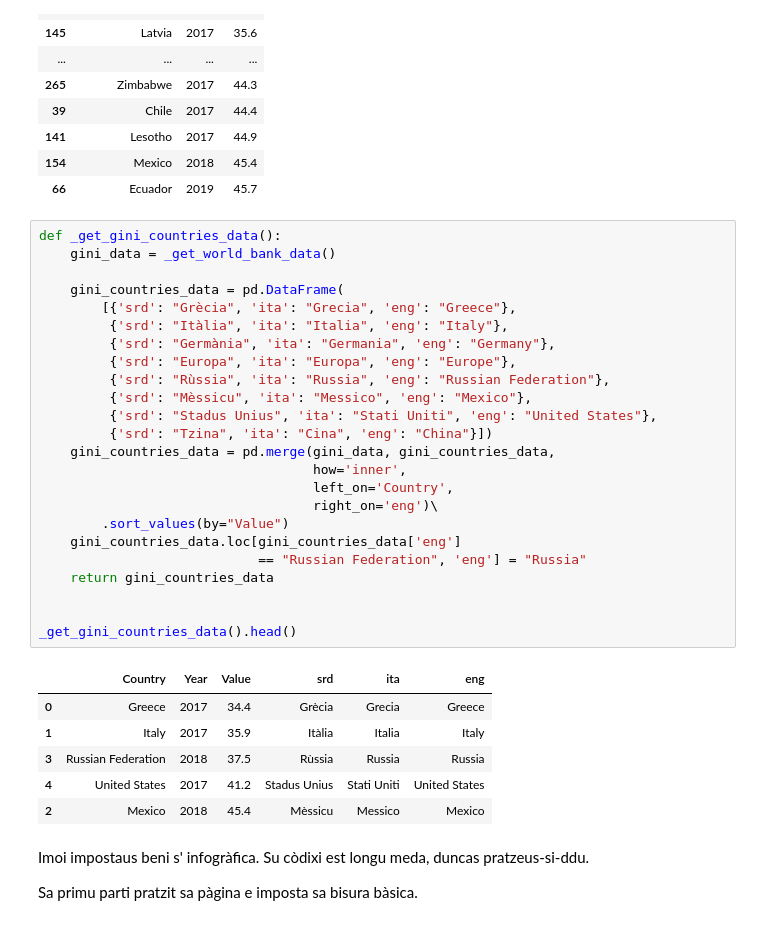
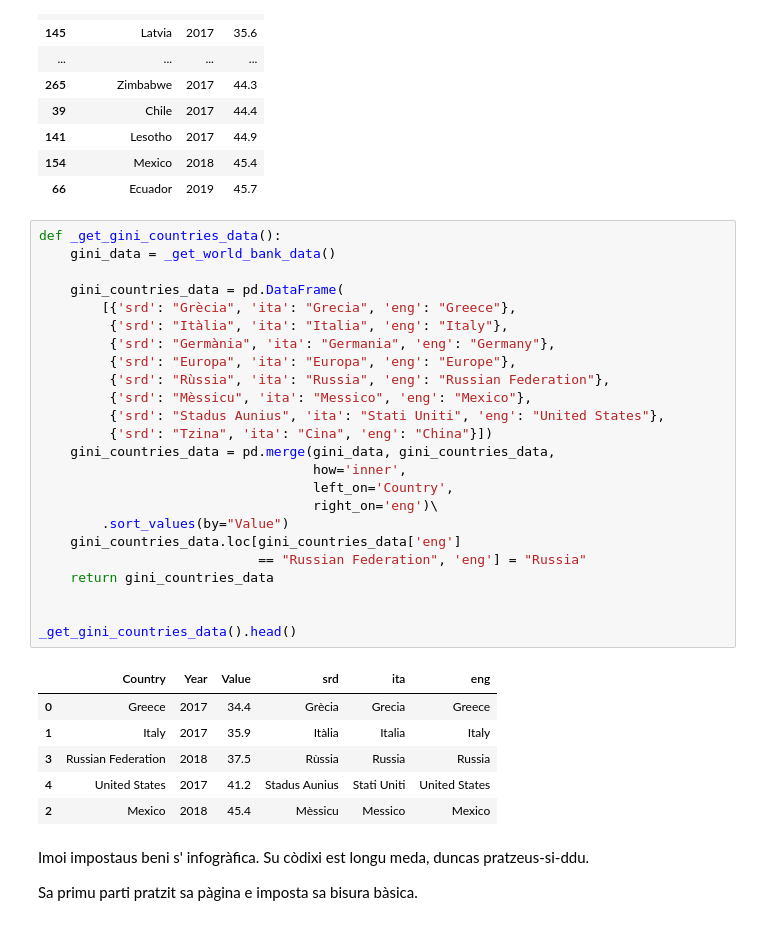
Before and after one commit to sustainablesardinia/educational-poverty, a Jupyter notebook: Gini.ipynb, the cells around one changed output. Saved outputs shown, nothing was run; the diff lists cells and outputs as text.

```diff
--- a/Gini.ipynb
+++ b/Gini.ipynb
@@ -270,33 +270,33 @@ visualisable_world_bank_data.sort_values(by="Value")
 # %%
 def _get_gini_countries_data():
     gini_data = _get_world_bank_data()
 
     gini_countries_data = pd.DataFrame(
         [{'srd': "Grècia", 'ita': "Grecia", 'eng': "Greece"},
          {'srd': "Itàlia", 'ita': "Italia", 'eng': "Italy"},
          {'srd': "Germània", 'ita': "Germania", 'eng': "Germany"},
          {'srd': "Europa", 'ita': "Europa", 'eng': "Europe"},
          {'srd': "Rùssia", 'ita': "Russia", 'eng': "Russian Federation"},
          {'srd': "Mèssicu", 'ita': "Messico", 'eng': "Mexico"},
-         {'srd': "Stadus Unius", 'ita': "Stati Uniti", 'eng': "United States"},
+         {'srd': "Stadus Aunius", 'ita': "Stati Uniti", 'eng': "United States"},
          {'srd': "Tzina", 'ita': "Cina", 'eng': "China"}])
     gini_countries_data = pd.merge(gini_data, gini_countries_data,
                                    how='inner',
                                    left_on='Country',
                                    right_on='eng')\
         .sort_values(by="Value")
     gini_countries_data.loc[gini_countries_data['eng']
                             == "Russian Federation", 'eng'] = "Russia"
     return gini_countries_data
 
 
 _get_gini_countries_data().head()
 # %% [output]
 |  | Country | Year | Value | srd | ita | eng |
 | 0 | Greece | 2017 | 34.4 | Grècia | Grecia | Greece |
 | 1 | Italy | 2017 | 35.9 | Itàlia | Italia | Italy |
 | 3 | Russian Federation | 2018 | 37.5 | Rùssia | Russia | Russia |
-| 4 | United States | 2017 | 41.2 | Stadus Unius | Stati Uniti | United States |
+| 4 | United States | 2017 | 41.2 | Stadus Aunius | Stati Uniti | United States |
 | 2 | Mexico | 2018 | 45.4 | Mèssicu | Messico | Mexico |
 # %% [markdown]
 Imoi impostaus beni s' infogràfica. Su còdixi est longu meda, duncas pratzeus-si-ddu.
```
Also changed, not shown: parts of 4 cells of this notebook, 3 other files.
